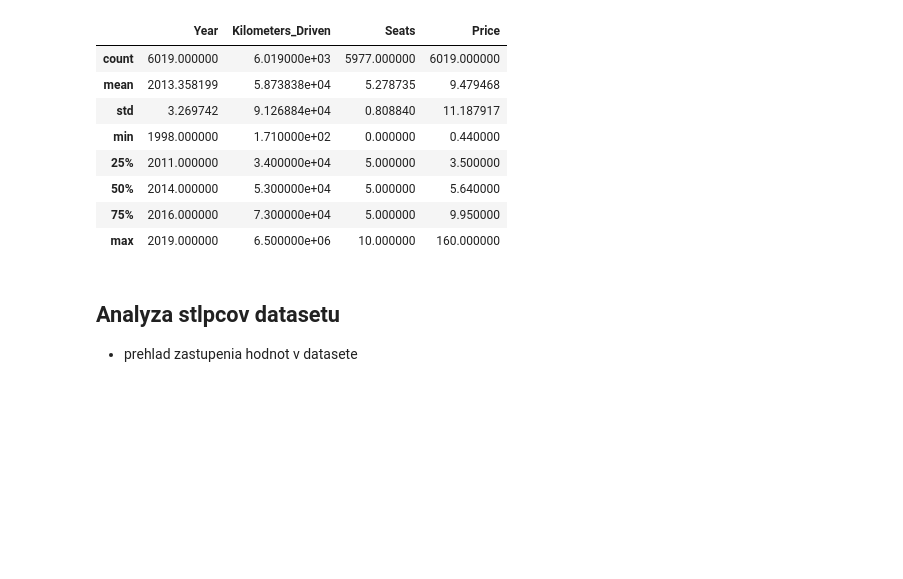
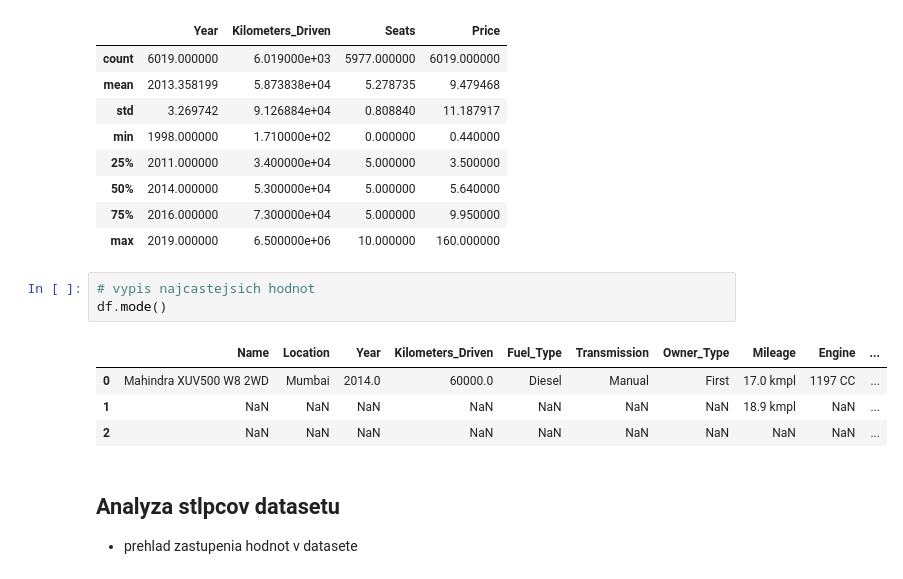
Before and after one commit to simon3358/oznal_2020, a Jupyter notebook: projekt.ipynb, the cells around one changed output. Cells and saved outputs as stored; diff of their text form; blank space fills up the shorter version.

```diff
--- a/projekt.ipynb
+++ b/projekt.ipynb
@@ -96,6 +89,14 @@ df.describe()
 | 50% | 2014.000000 | 5.300000e+04 | 5.000000 | 5.640000 |
 | 75% | 2016.000000 | 7.300000e+04 | 5.000000 | 9.950000 |
 | max | 2019.000000 | 6.500000e+06 | 10.000000 | 160.000000 |
+# %%
+# vypis najcastejsich hodnot
+df.mode()
+# %% [output]
+|  | Name | Location | Year | Kilometers_Driven | Fuel_Type | Transmission | Owner_Type | Mileage | Engine | ... |
+| 0 | Mahindra XUV500 W8 2WD | Mumbai | 2014.0 | 60000.0 | Diesel | Manual | First | 17.0 kmpl | 1197 CC | ... |
+| 1 | NaN | NaN | NaN | NaN | NaN | NaN | NaN | 18.9 kmpl | NaN | ... |
+| 2 | NaN | NaN | NaN | NaN | NaN | NaN | NaN | NaN | NaN | ... |
 # %% [markdown]
 ## Analyza stlpcov datasetu
 - prehlad zastupenia hodnot v datasete
```
Also changed, not shown: parts of 12 cells of this notebook, 1 other file.
